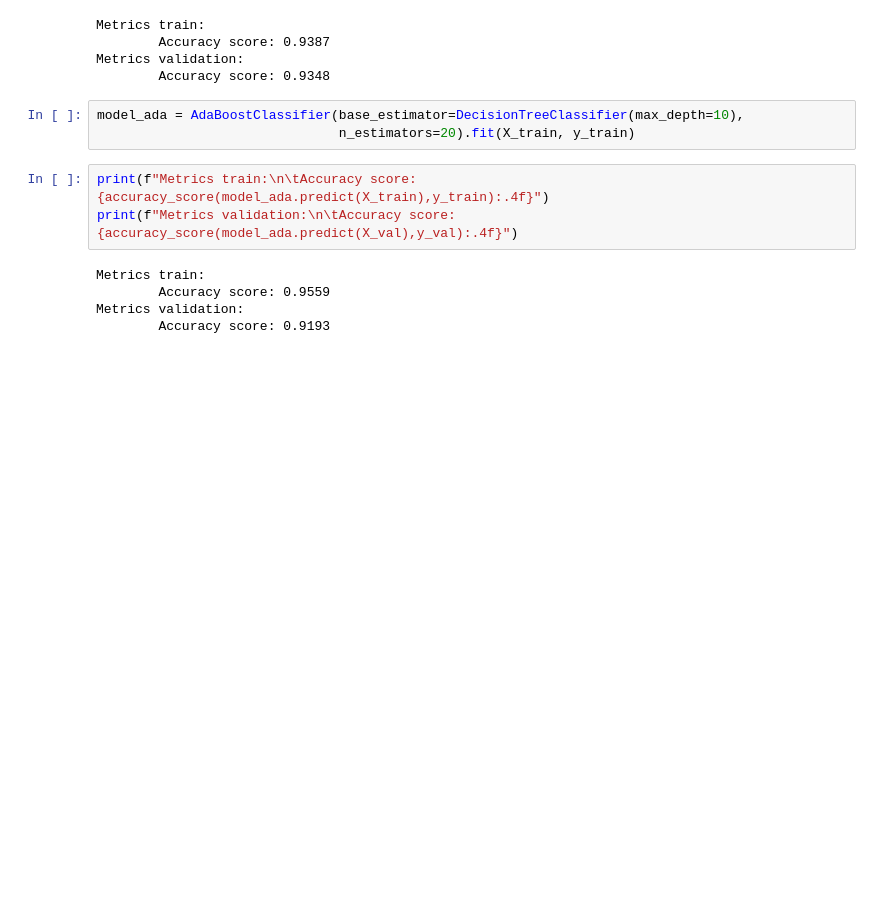
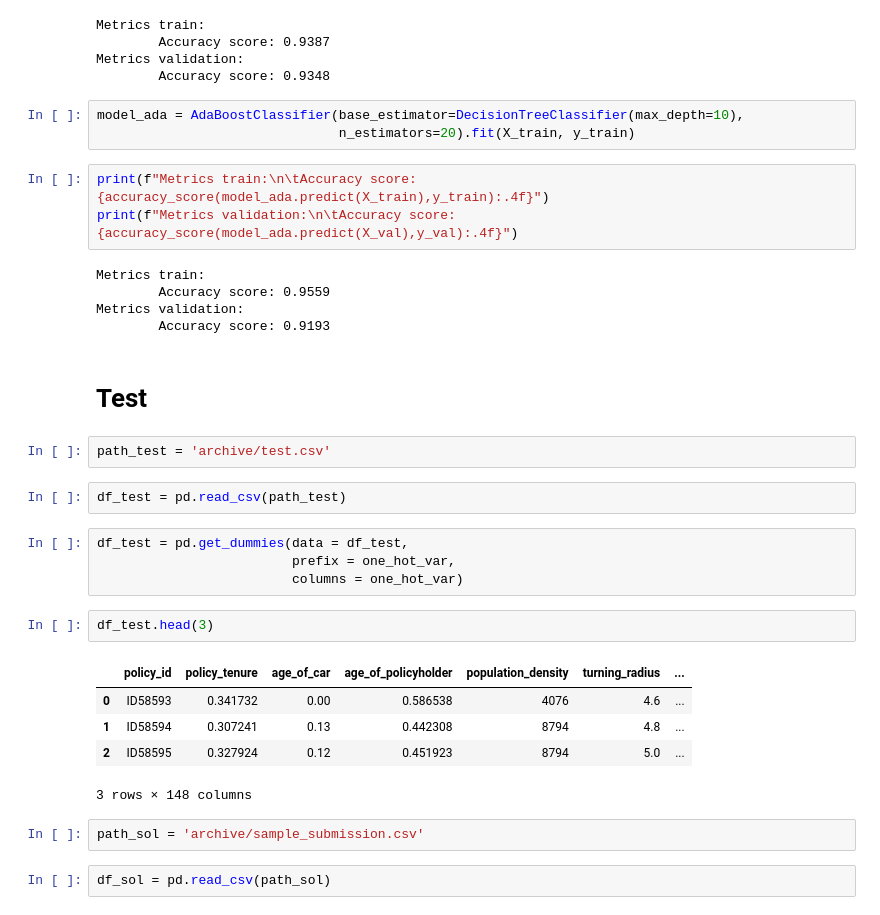
Before and after one commit to abdulqgg/Machine-Learning-Projects, a Jupyter notebook: Car Insurance Decision Tree/notebook.ipynb, the cells around one changed output. Saved outputs shown, nothing was run; the diff lists cells and outputs as text; blank space fills up the shorter version.

```diff
--- a/Car Insurance Decision Tree/notebook.ipynb
+++ b/Car Insurance Decision Tree/notebook.ipynb
@@ -181,3 +181,25 @@ Metrics train:
         Accuracy score: 0.9559
 Metrics validation:
         Accuracy score: 0.9193
+# %% [markdown]
+# Test
+# %%
+path_test = 'archive/test.csv'
+# %%
+df_test = pd.read_csv(path_test)
+# %%
+df_test = pd.get_dummies(data = df_test,
+                         prefix = one_hot_var,
+                         columns = one_hot_var)
+# %%
+df_test.head(3)
+# %% [output]
+|  | policy_id | policy_tenure | age_of_car | age_of_policyholder | population_density | turning_radius | ... |
+| 0 | ID58593 | 0.341732 | 0.00 | 0.586538 | 4076 | 4.6 | ... |
+| 1 | ID58594 | 0.307241 | 0.13 | 0.442308 | 8794 | 4.8 | ... |
+| 2 | ID58595 | 0.327924 | 0.12 | 0.451923 | 8794 | 5.0 | ... |
+3 rows × 148 columns
+# %%
+path_sol = 'archive/sample_submission.csv'
+# %%
+df_sol = pd.read_csv(path_sol)
```
Also changed, not shown: parts of 4 cells of this notebook.
